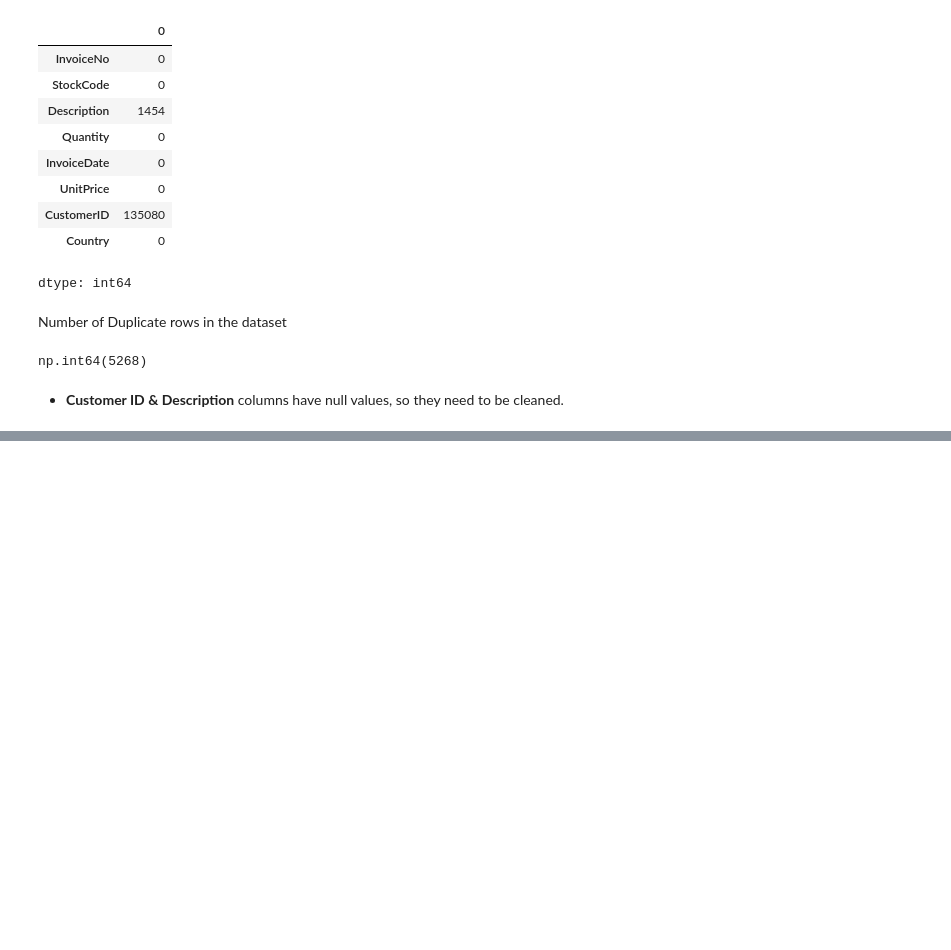
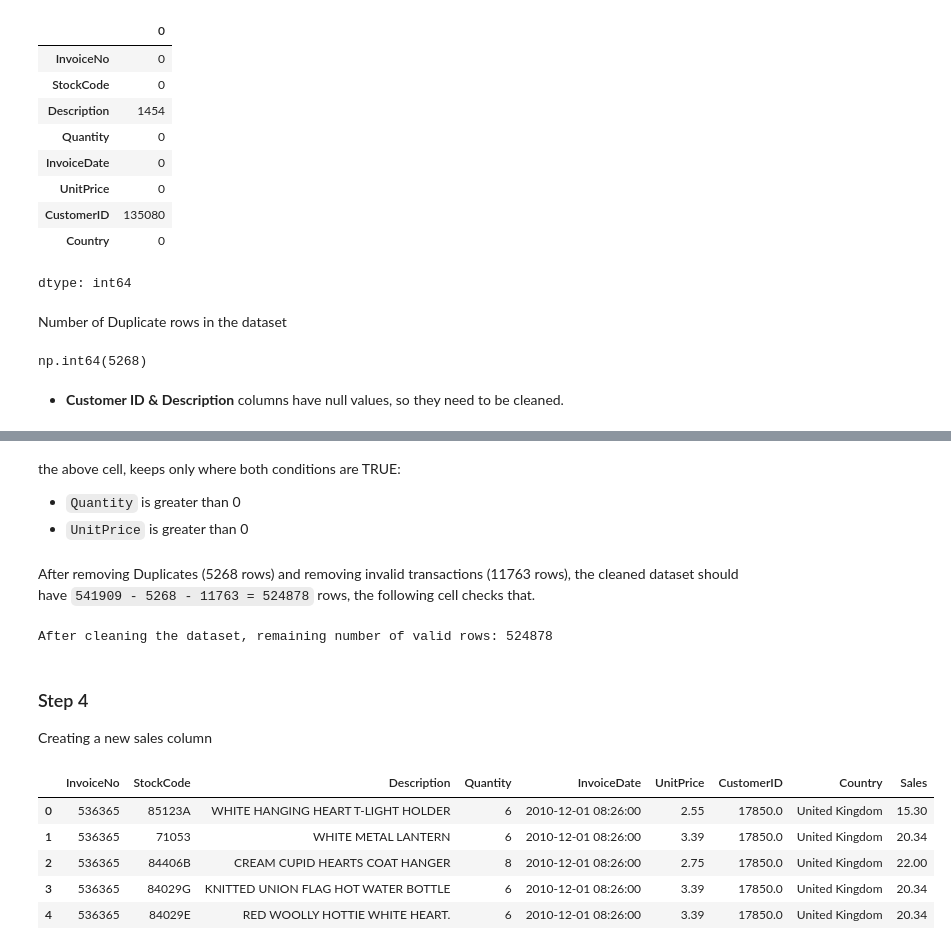
Before and after one commit to VishnuCodes96/Rebounce-Applied-AI-and-Analytics-Codes, a Jupyter notebook: python_301.ipynb, the cells around one changed output, grey strips where cells are left out. Drawn from its saved outputs; the diff is of its cells as text; code cells hidden in the pictures; blank space fills up the shorter version.

```diff
--- a/python_301.ipynb
+++ b/python_301.ipynb
@@ -86,0 +112,4 @@ np.int64(5268)
+# %%
+print(f'No. of Rows before removing duplicates: {clean_df.shape[0]}')
+clean_df = clean_df.drop_duplicates()
+print(f'No. of Rows after removing duplicates: {clean_df.shape[0]}')
@@ -86,0 +128,3 @@ np.int64(5268)
+# %%
+clean_df['InvoiceDate'] = pd.to_datetime(clean_df['InvoiceDate'])
+print(clean_df['InvoiceDate'].dtype)
@@ -86,0 +143,25 @@ np.int64(5268)
+# %%
+clean_df = clean_df[(clean_df['Quantity'] > 0) & (clean_df['UnitPrice'] > 0)]
+# %% [markdown]
+the above cell, keeps only where both conditions are TRUE:
+* `Quantity` is greater than 0
+* `UnitPrice` is greater than 0
+# %% [markdown]
+After removing Duplicates (5268 rows) and removing invalid transactions (11763 rows), the cleaned dataset should have `541909 - 5268 - 11763 = 524878` rows, the following cell checks that.
+# %%
+print(f'After cleaning the dataset, remaining number of valid rows: {clean_df.shape[0]}')
+# %% [output]
+After cleaning the dataset, remaining number of valid rows: 524878
+# %% [markdown]
+### Step 4
+Creating a new sales column
+# %%
+clean_df['Sales'] = clean_df['Quantity'] * clean_df['UnitPrice']
+clean_df.head()
+# %% [output]
+|  | InvoiceNo | StockCode | Description | Quantity | InvoiceDate | UnitPrice | CustomerID | Country | Sales |
+| 0 | 536365 | 85123A | WHITE HANGING HEART T-LIGHT HOLDER | 6 | 2010-12-01 08:26:00 | 2.55 | 17850.0 | United Kingdom | 15.30 |
+| 1 | 536365 | 71053 | WHITE METAL LANTERN | 6 | 2010-12-01 08:26:00 | 3.39 | 17850.0 | United Kingdom | 20.34 |
+| 2 | 536365 | 84406B | CREAM CUPID HEARTS COAT HANGER | 8 | 2010-12-01 08:26:00 | 2.75 | 17850.0 | United Kingdom | 22.00 |
+| 3 | 536365 | 84029G | KNITTED UNION FLAG HOT WATER BOTTLE | 6 | 2010-12-01 08:26:00 | 3.39 | 17850.0 | United Kingdom | 20.34 |
+| 4 | 536365 | 84029E | RED WOOLLY HOTTIE WHITE HEART. | 6 | 2010-12-01 08:26:00 | 3.39 | 17850.0 | United Kingdom | 20.34 |
```
Also changed, not shown: parts of 16 cells of this notebook.
